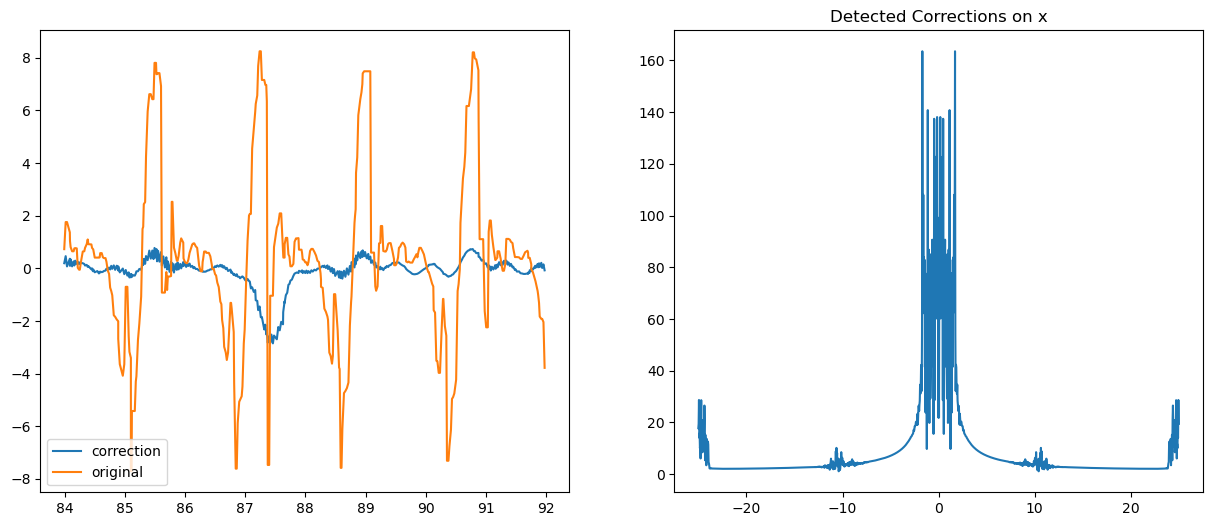
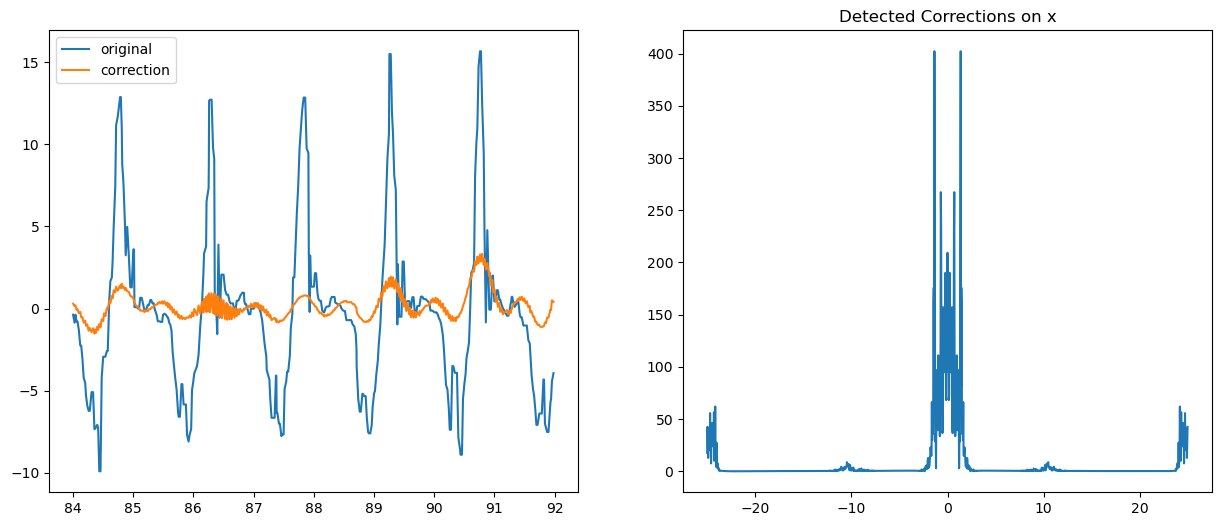
The notebook cell's code change between the first figure and the second:
--- before
+++ after
@@ -5,7 +5,7 @@
 plt.figure(figsize=(15, 6))
 plt.subplot(1,2,1)
+plt.plot(fs2.time[st+zoom_st:st+zoom_end],fs2.ax.a[st+zoom_st:st+zoom_end])
 plt.plot(fs2.time[st+zoom_st:st+zoom_end],corrz_x[zoom_st:zoom_end])
-plt.plot(fs2.time[st+zoom_st:st+zoom_end],fs2.ax.a[st+zoom_st:st+zoom_end])
-plt.legend(['correction','original'])
+plt.legend(['original','correction'])
 plt.subplot(1,2,2)
 plt.plot(fs2.freq_arr(dim), np.abs(np.fft.fftshift(np.fft.fft(corrz_x))))
@@ -14,7 +14,7 @@
 plt.figure(figsize=(15, 6))
 plt.subplot(1,2,1)
+plt.plot(fs2.time[st+zoom_st:st+zoom_end],fs2.ay.a[st+zoom_st:st+zoom_end])
 plt.plot(fs2.time[st+zoom_st:st+zoom_end],corrz_y[zoom_st:zoom_end])
-plt.plot(fs2.time[st+zoom_st:st+zoom_end],fs2.ay.a[st+zoom_st:st+zoom_end])
-plt.legend(['correction','original'])
+plt.legend(['original','correction'])
 plt.subplot(1,2,2)
 plt.plot(fs2.freq_arr(dim), np.abs(np.fft.fftshift(np.fft.fft(corrz_y))))
@@ -23,7 +23,7 @@
 plt.figure(figsize=(15, 6))
 plt.subplot(1,2,1)
+plt.plot(fs2.time[st+zoom_st:st+zoom_end],fs2.az.a[st+zoom_st:st+zoom_end])
 plt.plot(fs2.time[st+zoom_st:st+zoom_end],corrz_z[zoom_st:zoom_end])
-plt.plot(fs2.time[st+zoom_st:st+zoom_end],fs2.az.a[st+zoom_st:st+zoom_end])
-plt.legend(['correction','original'])
+plt.legend(['original','correction'])
 plt.subplot(1,2,2)
 plt.plot(fs2.freq_arr(dim), np.abs(np.fft.fftshift(np.fft.fft(corrz_z))))

Commit: Aggiornamento presentazione e correzione rimbalzo